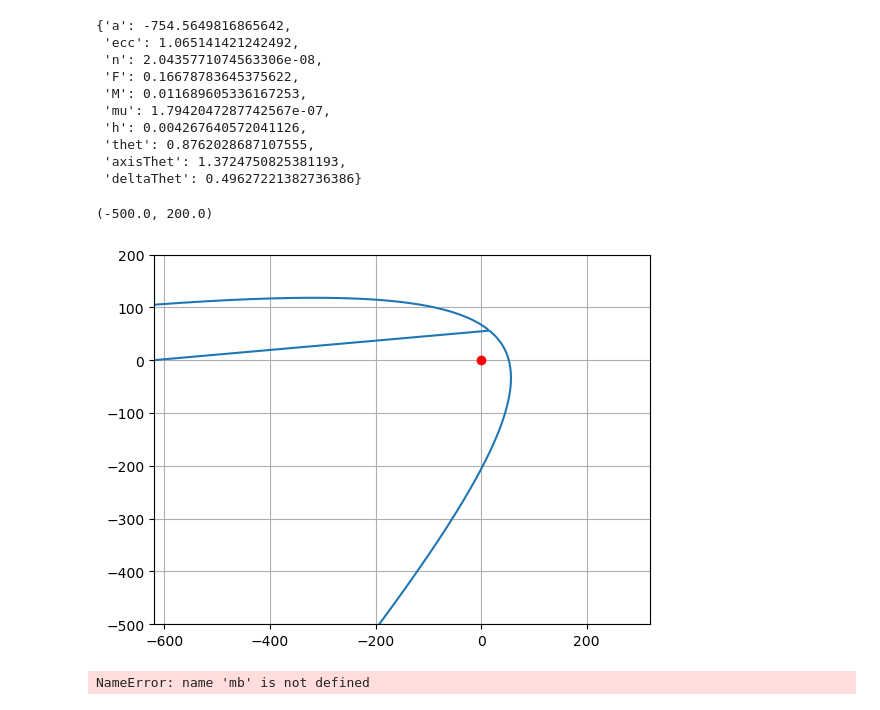
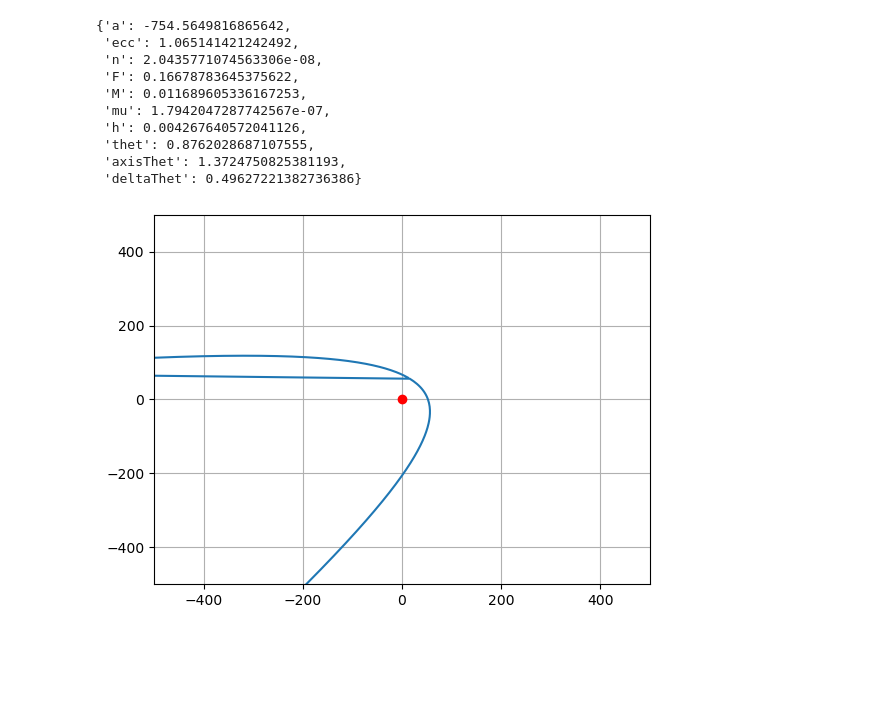
Before and after one commit to Tobiro/celesDataAnalysis, a Jupyter notebook: Conics.ipynb, the cells around one changed output. Cells and saved outputs as stored; diff of their text form; code cells hidden in the pictures; blank space fills up the shorter version.

```diff
--- a/Conics.ipynb
+++ b/Conics.ipynb
@@ -160,7 +160,7 @@ def getPtsH(parameters, r, N):
     # print(pnt)
     mu = parameters['mu']
     # print(step)
-    for i in range(math.floor(N/2)):
+    for i in range(math.floor(N/10)):
         F1 = conicPtsH(n, ecc, M, F, step)
         r1 = retPosH(a, ecc, F1, mu, delThet)
         F = F1
@@ -180,7 +180,7 @@ def getPtsHRev(parameters, r, N, pnt):
     # print(pnt)
     mu = parameters['mu']
     # print(step)
-    for i in range(math.floor(N/2)):
+    for i in range(math.floor(N/10)):
         F1 = conicPtsH(n, ecc, M, F, (-1)*step)
         r1 = retPosH(a, ecc, F1, mu, delThet)
         F = F1
@@ -209,17 +209,12 @@ fpntsH = getPtsHRev(parametersH, opH['r'], 5000, fpntsH)
 # %%
 dfH = pd.DataFrame(columns=['x', 'y'])
 dfH['x'] = fpntsH[:, 0]
 dfH['y'] = fpntsH[:, 1]
 plt.plot(dfH['x'], dfH['y'])
 plt.plot(0,0, 'ro')
+plt.xlim(-500,500)
+plt.ylim(-500,500)
 plt.grid()
-plt.axis('equal')
-plt.xlim(-500,200)
-plt.ylim(-500,200)
+# plt.axis('equal')
 # %% [output]
-(-500.0, 200.0)
-[figure, old version]
+[figure, new version]
-# %%
-   mb
-# %% [output]
-NameError: name 'mb' is not defined
```
Also changed, not shown: 10 other files.
